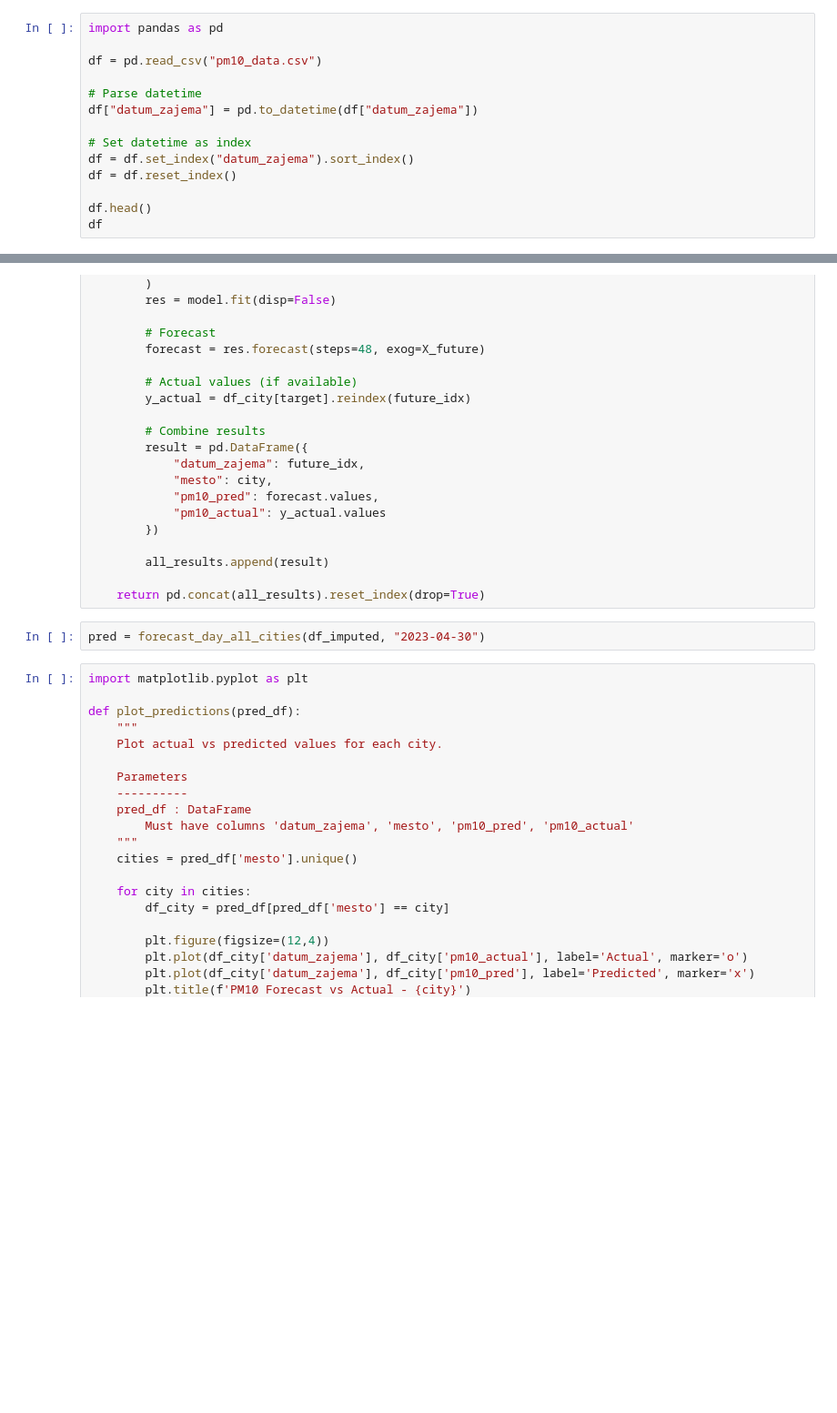
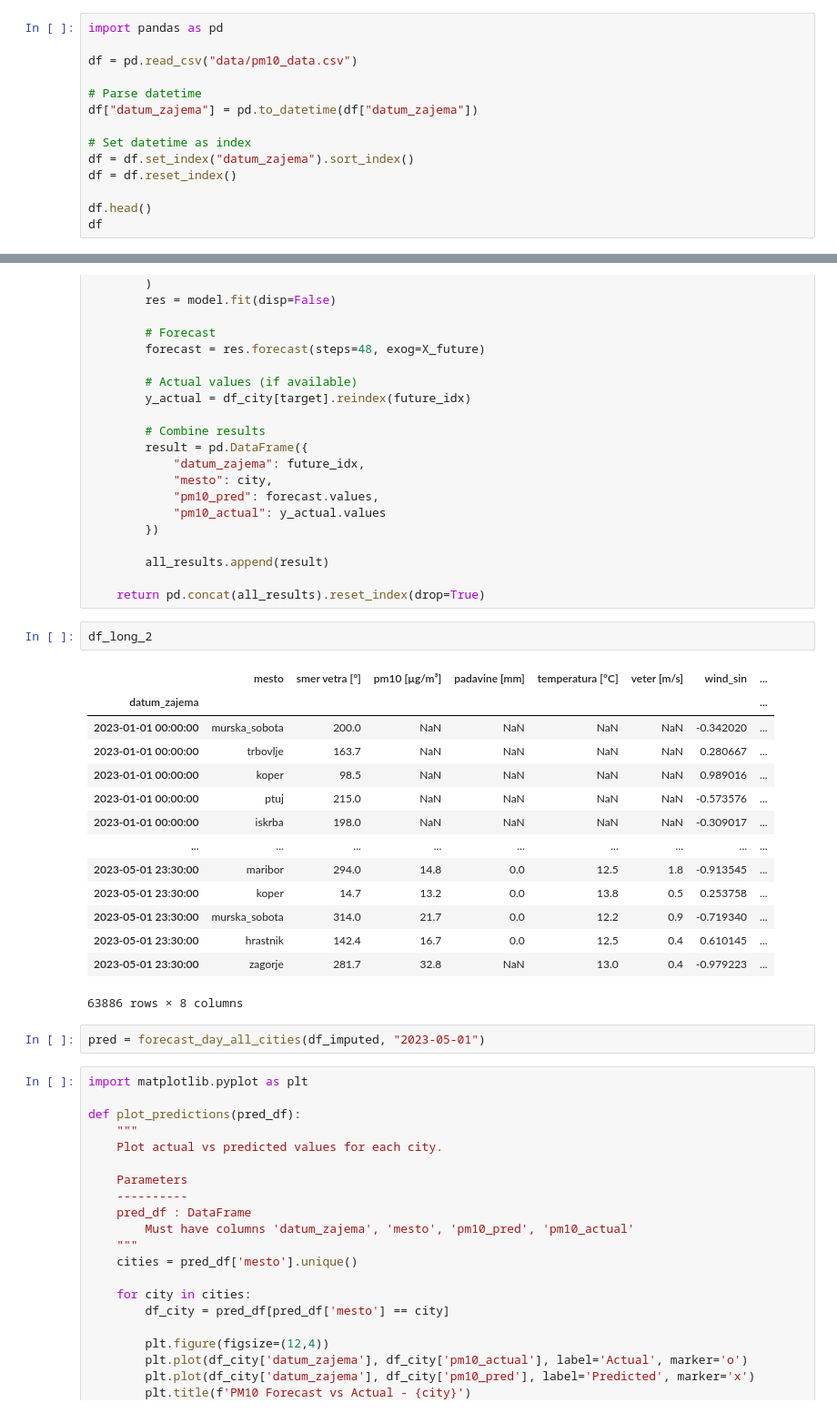
Before and after one commit to LukaVolk/IOI_projekt, a Jupyter notebook: forecasting_PM10.ipynb, the cells around one changed output, grey strips where cells are left out. Shown at 91% size. Cells and saved outputs as stored; diff of their text form; blank space fills up the shorter version.

```diff
--- a/forecasting_PM10.ipynb
+++ b/forecasting_PM10.ipynb
@@ -3,7 +3,7 @@
 # %%
 import pandas as pd
 
-df = pd.read_csv("pm10_data.csv")
+df = pd.read_csv("data/pm10_data.csv")
 
 # Parse datetime
 df["datum_zajema"] = pd.to_datetime(df["datum_zajema"])
@@ -711,8 +716,25 @@ def forecast_day_all_cities(df, date, target="pm10 [µg/m³]"):
         all_results.append(result)
 
     return pd.concat(all_results).reset_index(drop=True)
+# %%
+df_long_2
+# %% [output]
+|  | mesto | smer vetra [°] | pm10 [µg/m³] | padavine [mm] | temperatura [°C] | veter [m/s] | wind_sin | ... |
+| datum_zajema |  |  |  |  |  |  |  | ... |
+| 2023-01-01 00:00:00 | murska_sobota | 200.0 | NaN | NaN | NaN | NaN | -0.342020 | ... |
+| 2023-01-01 00:00:00 | trbovlje | 163.7 | NaN | NaN | NaN | NaN | 0.280667 | ... |
+| 2023-01-01 00:00:00 | koper | 98.5 | NaN | NaN | NaN | NaN | 0.989016 | ... |
+| 2023-01-01 00:00:00 | ptuj | 215.0 | NaN | NaN | NaN | NaN | -0.573576 | ... |
+| 2023-01-01 00:00:00 | iskrba | 198.0 | NaN | NaN | NaN | NaN | -0.309017 | ... |
+| ... | ... | ... | ... | ... | ... | ... | ... | ... |
+| 2023-05-01 23:30:00 | maribor | 294.0 | 14.8 | 0.0 | 12.5 | 1.8 | -0.913545 | ... |
+| 2023-05-01 23:30:00 | koper | 14.7 | 13.2 | 0.0 | 13.8 | 0.5 | 0.253758 | ... |
+| 2023-05-01 23:30:00 | murska_sobota | 314.0 | 21.7 | 0.0 | 12.2 | 0.9 | -0.719340 | ... |
+| 2023-05-01 23:30:00 | hrastnik | 142.4 | 16.7 | 0.0 | 12.5 | 0.4 | 0.610145 | ... |
+| 2023-05-01 23:30:00 | zagorje | 281.7 | 32.8 | NaN | 13.0 | 0.4 | -0.979223 | ... |
+63886 rows × 8 columns
 # %%
-pred = forecast_day_all_cities(df_imputed, "2023-04-30")
+pred = forecast_day_all_cities(df_imputed, "2023-05-01")
 # %%
 import matplotlib.pyplot as plt
 
```
Also changed, not shown: parts of 10 cells of this notebook, 34 other files.
